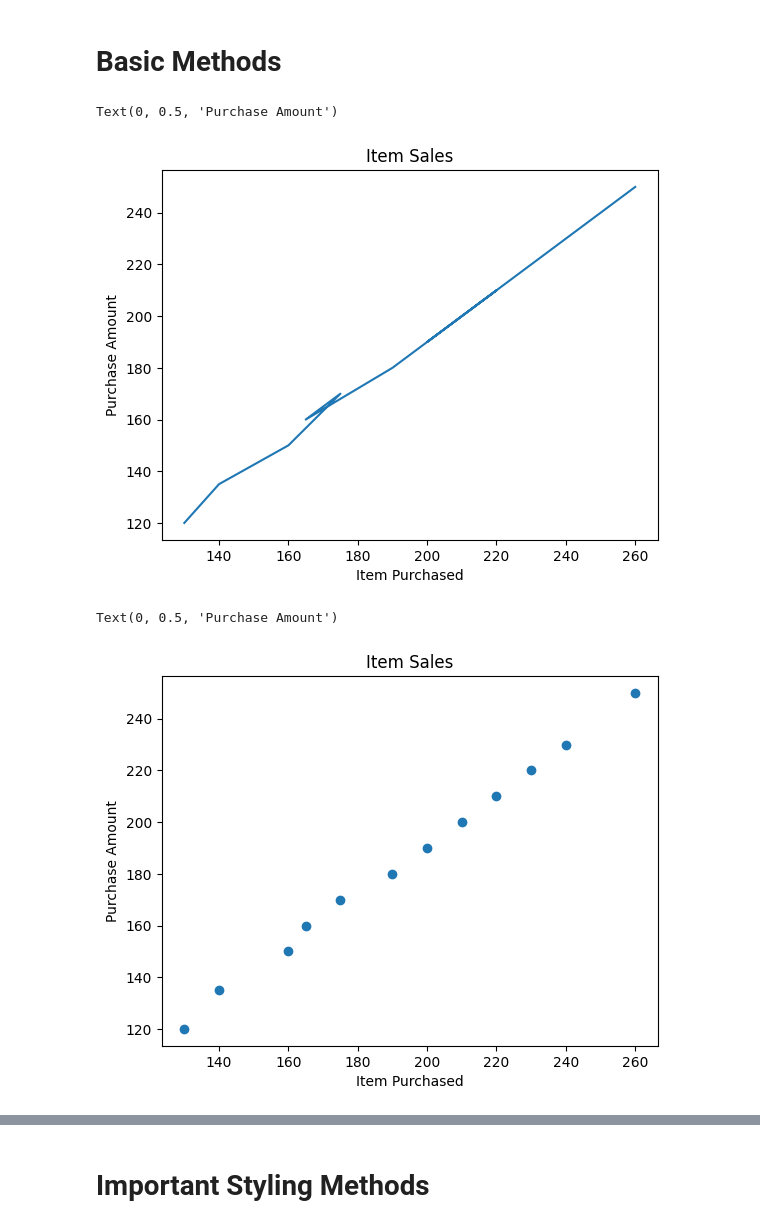
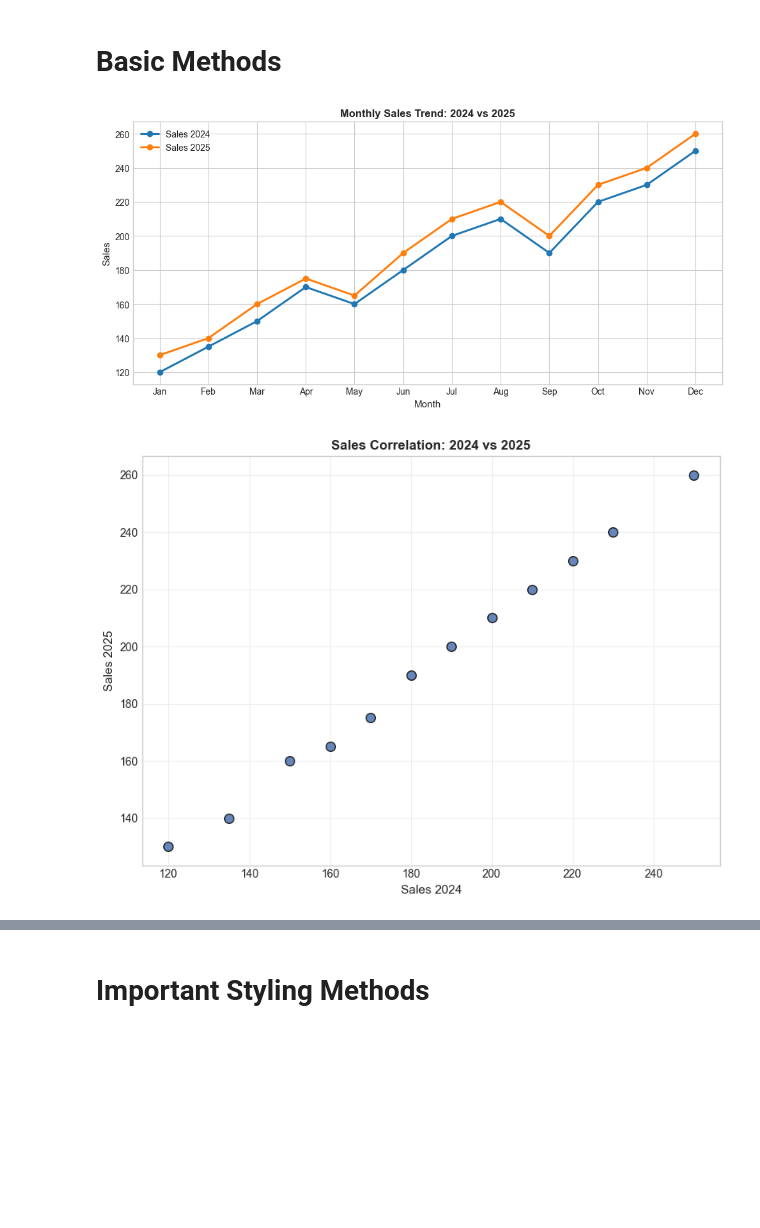
Before and after one commit to T-REX-C0DER/Data-Visualization-with-Python, a Jupyter notebook: Matplotlib.ipynb, the cells around one changed output, grey strips where cells are left out. Cells and saved outputs as stored; diff of their text form; code cells hidden in the pictures; blank space fills up the shorter version.

```diff
--- a/Matplotlib.ipynb
+++ b/Matplotlib.ipynb
@@ -3,6 +3,11 @@ import numpy as np
 import pandas as pd
 import matplotlib.pyplot as plt
 import matplotlib.image as mpimg
+
+plt.style.use('seaborn-v0_8-whitegrid')
+plt.rcParams['figure.figsize'] = (10, 5)
+plt.rcParams['axes.titleweight'] = 'bold'
+plt.rcParams['axes.labelsize'] = 11
 # %% [markdown]
 # MATPLOTLIB
 # %%
@@ -67,19 +72,26 @@ df.head()
 # %% [markdown]
 # Basic Methods
 # %%
-plt.plot(df["Sales_2025"] , df["Sales_2024"])
-plt.title("Item Sales")
-plt.xlabel("Item Purchased")
-plt.ylabel("Purchase Amount")
+plt.figure(figsize=(10, 5))
+plt.plot(df['Month'], df['Sales_2024'], marker='o', linewidth=2.2, label='Sales 2024')
+plt.plot(df['Month'], df['Sales_2025'], marker='o', linewidth=2.2, label='Sales 2025')
+plt.title('Monthly Sales Trend: 2024 vs 2025')
+plt.xlabel('Month')
+plt.ylabel('Sales')
+plt.legend()
+plt.tight_layout()
+plt.show()
 # %% [output]
-Text(0, 0.5, 'Purchase Amount')
-[figure, old version]
+[figure, new version]
 # %%
-plt.scatter(df["Sales_2025"] , df["Sales_2024"])
-plt.title("Item Sales")
-plt.xlabel("Item Purchased")
-plt.ylabel("Purchase Amount")
+plt.figure(figsize=(8, 6))
+plt.scatter(df['Sales_2024'], df['Sales_2025'], s=70, alpha=0.85, color='#4C72B0', edgecolors='black')
+plt.title('Sales Correlation: 2024 vs 2025')
+plt.xlabel('Sales 2024')
+plt.ylabel('Sales 2025')
+plt.grid(alpha=0.3)
+plt.tight_layout()
+plt.show()
 # %% [output]
-Text(0, 0.5, 'Purchase Amount')
-[figure, old version]
+[figure, new version]
 # %%
```
Also changed, not shown: parts of 9 cells of this notebook, 3 other files.
